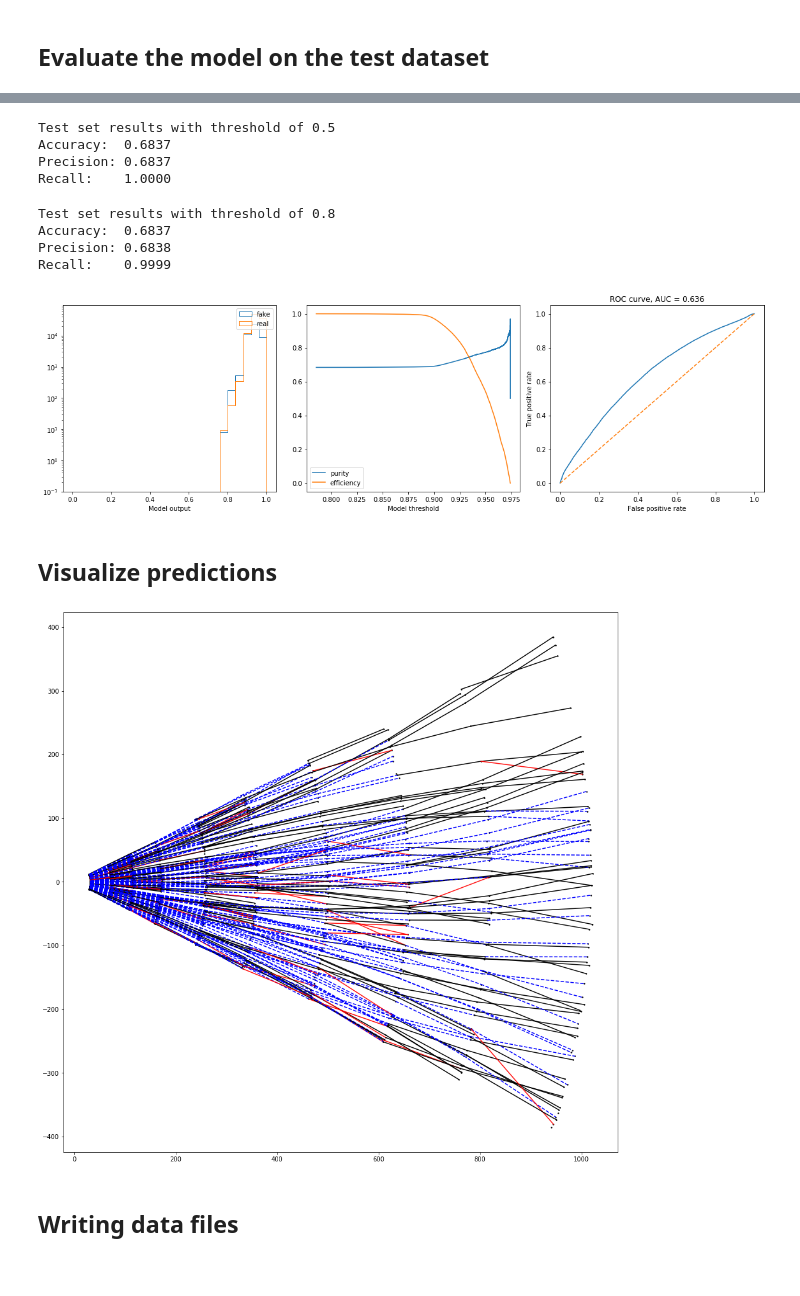
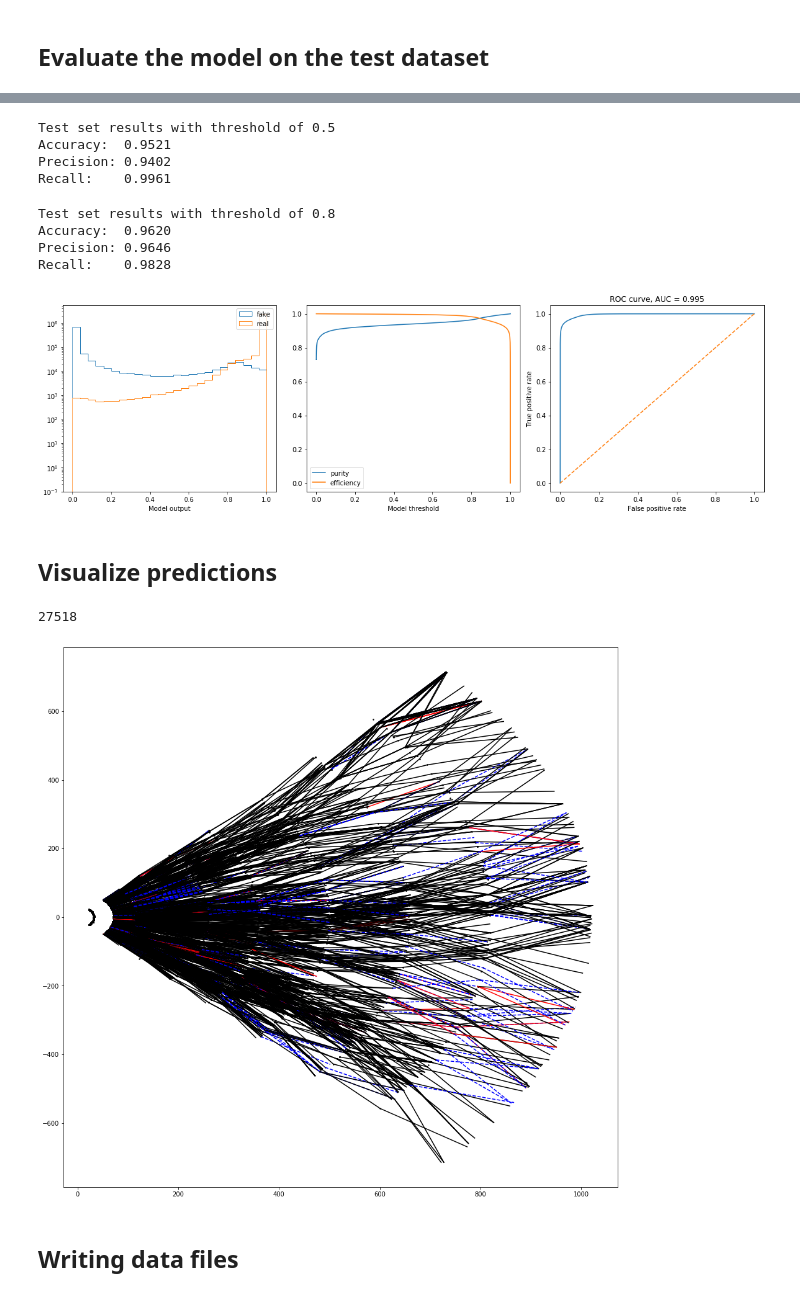
Before and after one commit to murnanedaniel/eta-tracker, a Jupyter notebook: notebooks/EvalTripGNN.ipynb, the cells around one changed output, grey strips where cells are left out. Saved outputs shown, nothing was run; the diff lists cells and outputs as text; code cells hidden in the pictures.

Commit message:
Added triplet visualisation

```diff
--- a/notebooks/EvalTripGNN.ipynb
+++ b/notebooks/EvalTripGNN.ipynb
@@ -41,9 +39,9 @@ config = load_config_file(config_file)
 summaries = load_summaries(config)
 # %%
 # Load by directory (preferred)
-result_base = os.path.expandvars('/mnt/c/Users/Daniel/Dropbox/Research/Publications/ExaTrkX/triplet_results')
+result_base = os.path.expandvars('/global/cscratch1/sd/danieltm/ExaTrkX/triplet_results/checkpoints_med')
 # %%
-result_name = 'agnn01'
+result_name = 'agnn02'
 result_dir = os.path.join(result_base, result_name)
 
 config = load_config_dir(result_dir)
@@ -136,7 +141,7 @@ Parameters: 45249
 ## Evaluate the model on the test dataset
 # %%
 # Load the test dataset
-n_test = 10
+n_test = 64
 test_loader = get_test_data_loader(config, n_test=n_test)
 # %%
 %%time
@@ -155,9 +160,9 @@ print('Precision: %.4f' % test_metrics.precision)
 print('Recall:    %.4f' % test_metrics.recall)
 # %% [output]
 Test set results with threshold of 0.5
-Accuracy:  0.6837
-Precision: 0.6837
-Recall:    1.0000
+Accuracy:  0.9521
+Precision: 0.9402
+Recall:    0.9961
 # %%
 threshold = 0.8
 test_metrics = compute_metrics(test_preds, test_targets, threshold=threshold)
@@ -168,18 +173,18 @@ print('Precision: %.4f' % test_metrics.precision)
 print('Recall:    %.4f' % test_metrics.recall)
 # %% [output]
 Test set results with threshold of 0.8
-Accuracy:  0.6837
-Precision: 0.6838
-Recall:    0.9999
+Accuracy:  0.9620
+Precision: 0.9646
+Recall:    0.9828
 # %%
 plot_metrics(test_preds, test_targets, test_metrics)
 # %% [output]
-[figure, old version]
+[figure, new version]
 # %% [markdown]
 ## Visualize predictions
 # %%
-n_phi_sections = 8
-feature_scale = np.array([1000., np.pi / n_phi_sections, 1000.])
+n_phi_sections = 4
+feature_scale = np.array([1000., np.pi / n_phi_sections, 1000., 1000., np.pi / n_phi_sections, 1000., 1])
 # %%
 i = 1
 
@@ -188,7 +193,11 @@ e = g.edge_index.numpy()
 x = g.x.numpy() * feature_scale
 y = g.y.numpy()
 o = test_preds[i].numpy()
+# %%
+len(y)
+# %% [output]
+27518
 # %%
-draw_sample_xy(x, e, o, y, cut=0.9);
+draw_triplets2_xy(x, e, o, y, cut=0.9);
 # %% [output]
-[figure, old version]
+[figure, new version]
```
Also changed, not shown: parts of 64 cells of this notebook, 29 other files.
